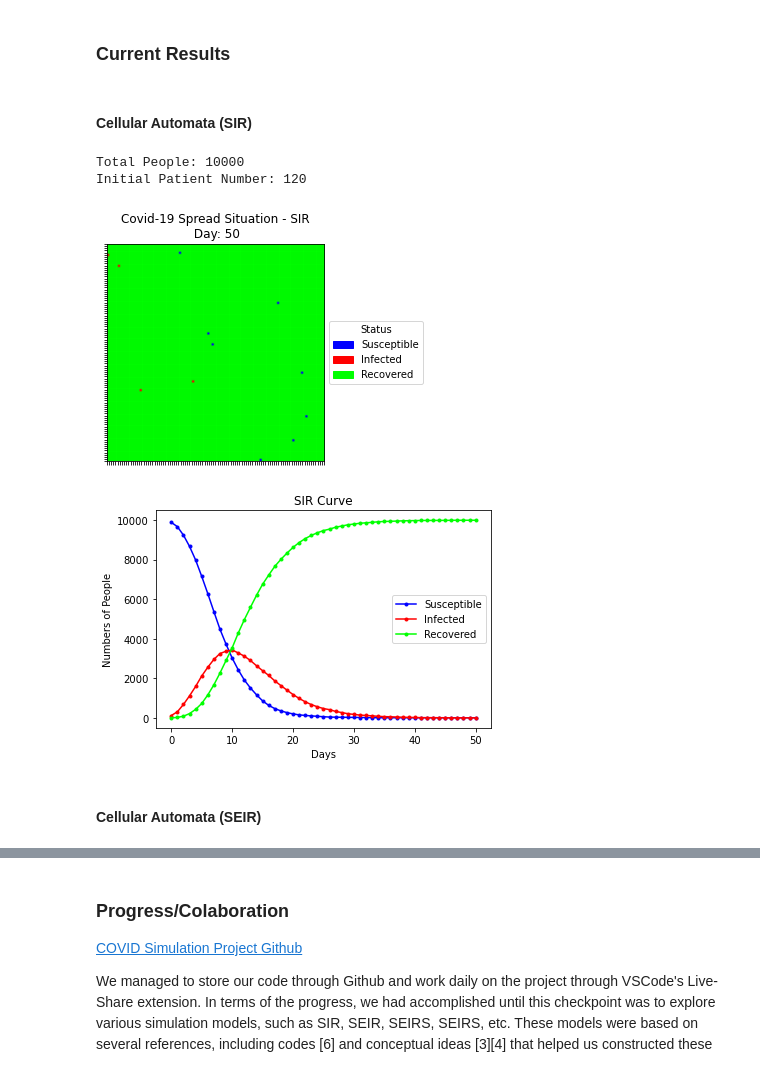
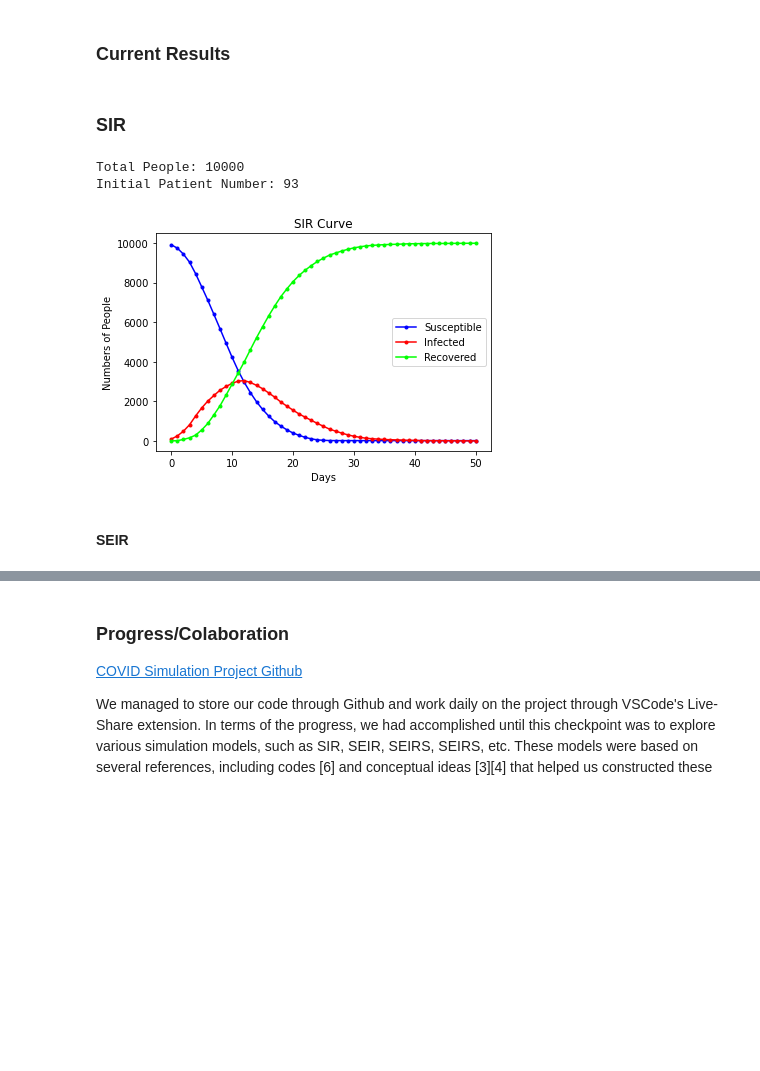
Before and after one commit to pohsienhsu/6730-Covid-Simulation, a Jupyter notebook: code.ipynb, the cells around one changed output, grey strips where cells are left out. Cells and saved outputs as stored; diff of their text form; code cells hidden in the pictures; blank space fills up the shorter version.

Commit message:
Plot Update

```diff
--- a/code.ipynb
+++ b/code.ipynb
@@ -92,25 +92,24 @@ from SEIR import *
 from SEIRD import *
 plt.show()
 # %% [markdown]
-#### Cellular Automata (SIR)
+### SIR
 # %%
 sir = Automata_SIR(100, 100)
 # automata.printMatrix(cmap_SIR, labels_SIR)
 print(f"Total People: {sir.numpeople}")
 print(f"Initial Patient Number: {sir.getI()}")
 sir.accumulateData()
 for n in range(50):
     sir.nextGeneration()
     sir.accumulateData()
-sir.printMatrix(cmaps["SIR"], labels["SIR"])
+# sir.printMatrix(cmaps["SIR"], labels["SIR"])
 sir.plotCurve()
 # %% [output]
 Total People: 10000
-Initial Patient Number: 120
+Initial Patient Number: 93
-[figure, old version]
+[figure, new version]
-[figure, removed]
 # %% [markdown]
-#### Cellular Automata (SEIR)
+#### SEIR
 # %%
 seir = Automata_SEIR(100, 100)
 print(f"Total People: {seir.numpeople}")
```
Also changed, not shown: parts of 4 cells of this notebook, 3 other files.
